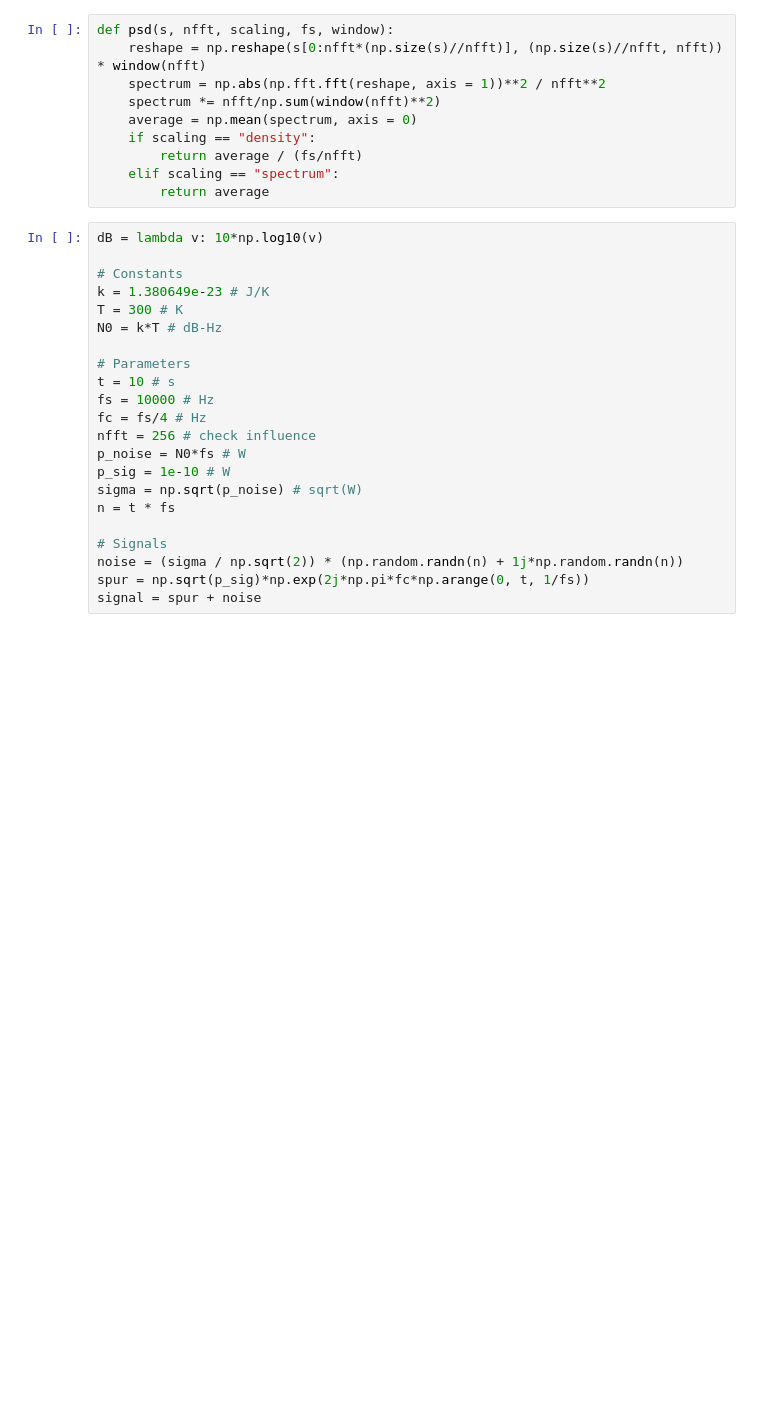
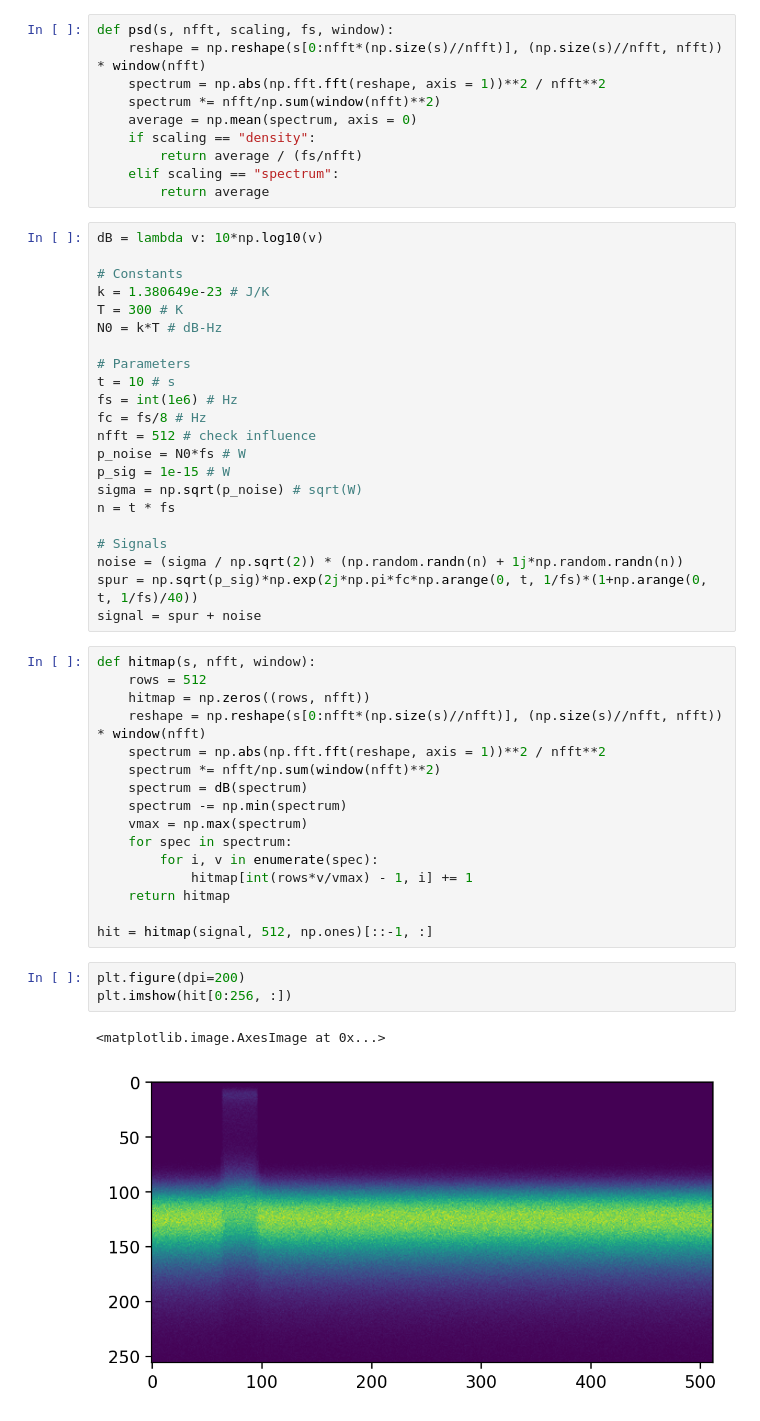
Before and after one commit to alelouis/spec-analyzer, a Jupyter notebook: spec-analyzer.ipynb, the cells around one changed output. Saved outputs shown, nothing was run; the diff lists cells and outputs as text; blank space fills up the shorter version.

Commit message:
chirp and hitmap persistence

```diff
--- a/spec-analyzer.ipynb
+++ b/spec-analyzer.ipynb
@@ -22,18 +22,40 @@ N0 = k*T # dB-Hz
 
 # Parameters
 t = 10 # s
-fs = 10000 # Hz
-fc = fs/4 # Hz
-nfft = 256 # check influence
+fs = int(1e6) # Hz
+fc = fs/8 # Hz
+nfft = 512 # check influence
 p_noise = N0*fs # W
-p_sig = 1e-10 # W
+p_sig = 1e-15 # W
 sigma = np.sqrt(p_noise) # sqrt(W)
 n = t * fs
 
 # Signals
 noise = (sigma / np.sqrt(2)) * (np.random.randn(n) + 1j*np.random.randn(n))
-spur = np.sqrt(p_sig)*np.exp(2j*np.pi*fc*np.arange(0, t, 1/fs))
+spur = np.sqrt(p_sig)*np.exp(2j*np.pi*fc*np.arange(0, t, 1/fs)*(1+np.arange(0, t, 1/fs)/40))
 signal = spur + noise
+# %%
+def hitmap(s, nfft, window):
+    rows = 512
+    hitmap = np.zeros((rows, nfft))
+    reshape = np.reshape(s[0:nfft*(np.size(s)//nfft)], (np.size(s)//nfft, nfft)) * window(nfft)
+    spectrum = np.abs(np.fft.fft(reshape, axis = 1))**2 / nfft**2
+    spectrum *= nfft/np.sum(window(nfft)**2)
+    spectrum = dB(spectrum)
+    spectrum -= np.min(spectrum)
+    vmax = np.max(spectrum)
+    for spec in spectrum:
+        for i, v in enumerate(spec):
+            hitmap[int(rows*v/vmax) - 1, i] += 1
+    return hitmap
+
+hit = hitmap(signal, 512, np.ones)[::-1, :]
+# %%
+plt.figure(dpi=200)
+plt.imshow(hit[0:256, :])
+# %% [output]
+<matplotlib.image.AxesImage at 0x...>
+[figure, added]
 # %%
 N0_bin = dB(np.var(noise)/nfft)
 N0_hz = dB(np.var(noise)/fs)
```
Also changed, not shown: parts of 2 cells of this notebook.
